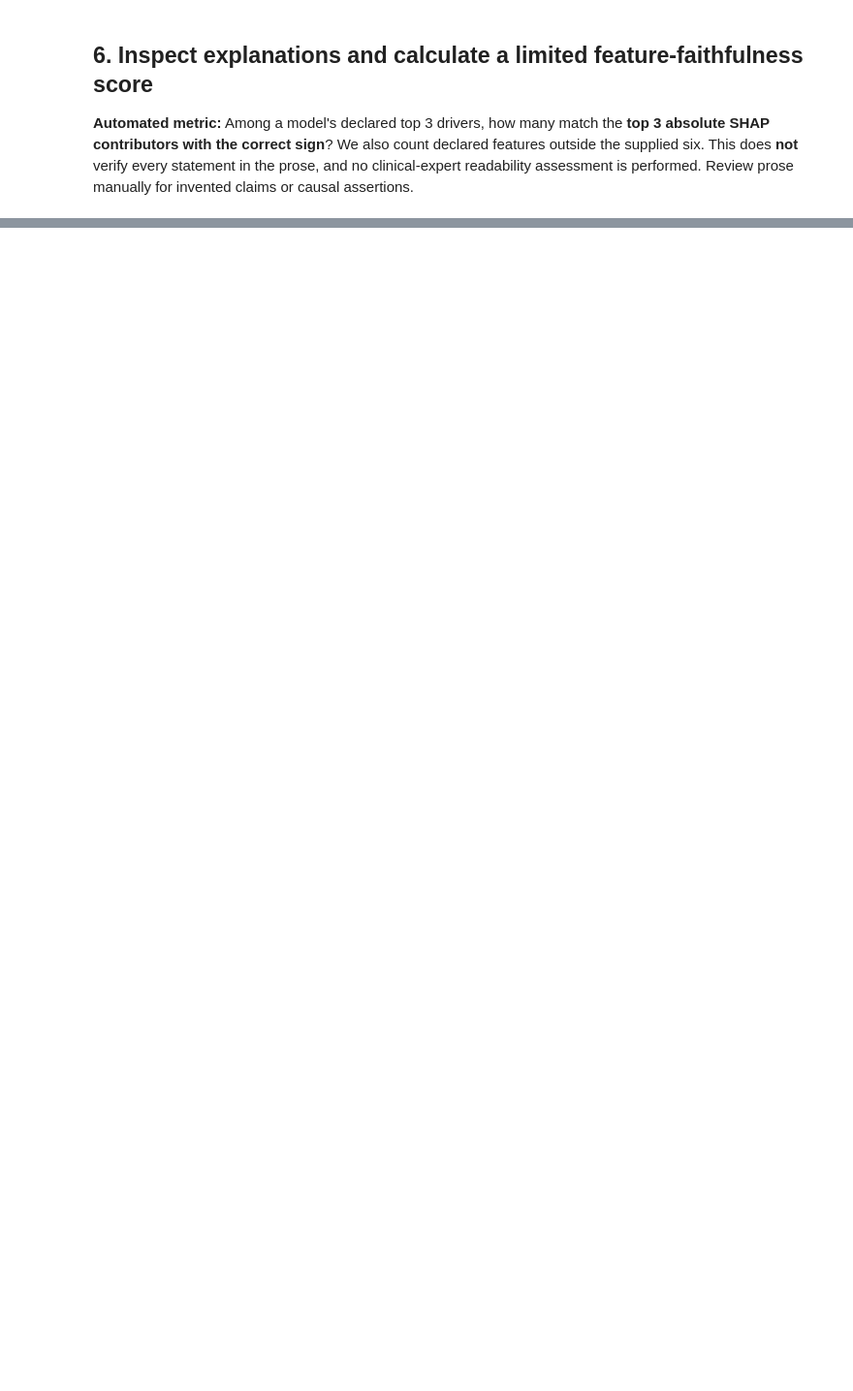
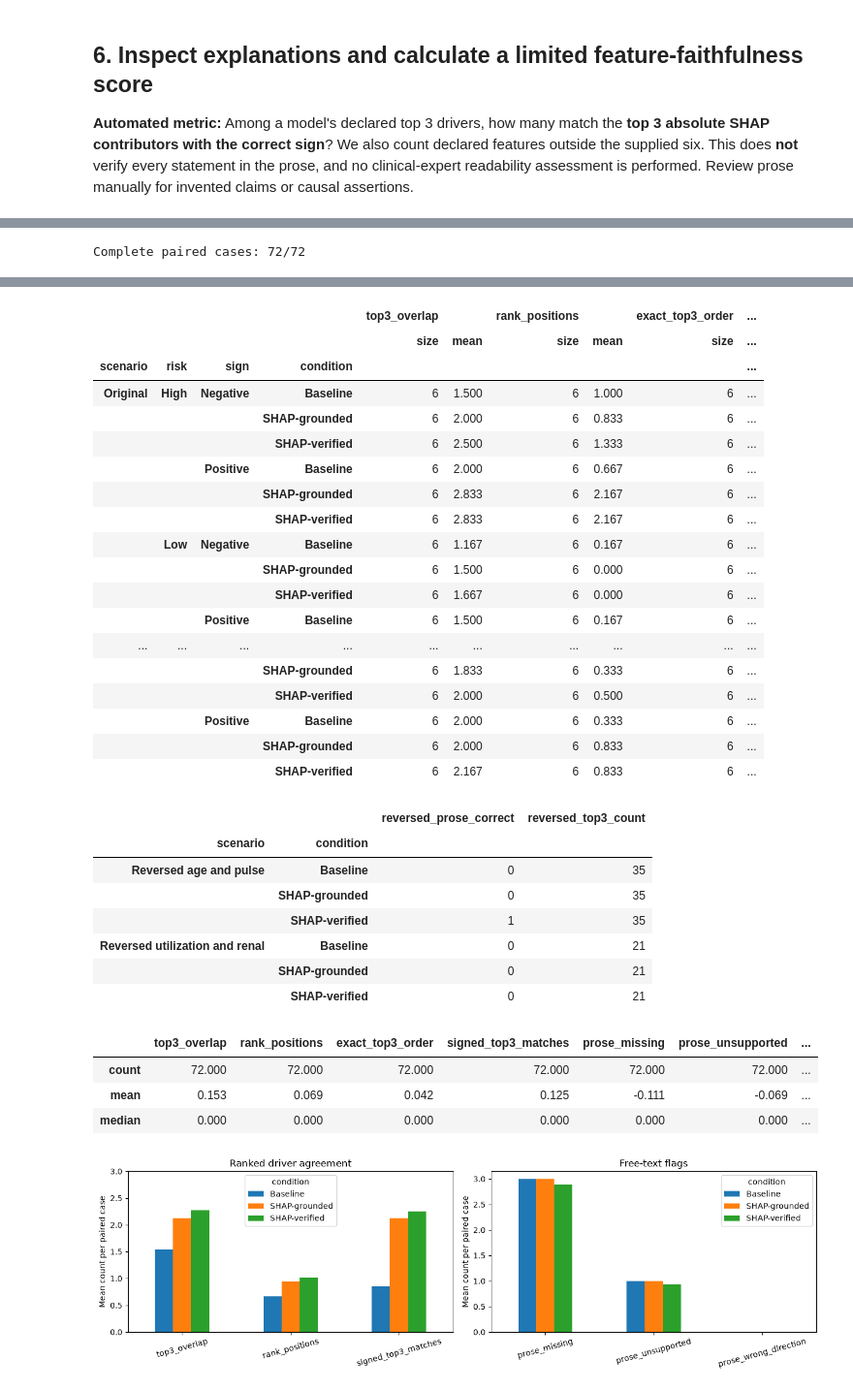
Before and after one commit to Shounak-Ghosh/AI380H, a Jupyter notebook: HRP/src/hrp_qwen3_shap_pilot.ipynb, the cells around one changed output, grey strips where cells are left out. Shown at 97% size. Drawn from its saved outputs; the diff is of its cells as text; code cells hidden in the pictures; blank space fills up the shorter version.

```diff
--- a/HRP/src/hrp_qwen3_shap_pilot.ipynb
+++ b/HRP/src/hrp_qwen3_shap_pilot.ipynb
@@ -326,0 +381,32 @@ Use these questions for a qualitative comparison:
+# %%
+if not benchmark.empty:
+    display(pd.crosstab(benchmark.condition, benchmark.status))
+    display(benchmark.verification.value_counts().rename("verification outcomes"))
+    valid = benchmark.loc[benchmark.status == "ok"]
+    counts = valid.groupby("patient_id").condition.nunique()
+    complete_ids = counts[counts == 3].index
+    paired = valid.loc[valid.patient_id.isin(complete_ids)]
+    print(f"Complete paired cases: {len(complete_ids)}/{benchmark.patient_id.nunique()}")
+    if not paired.empty:
+        metrics = list(METRICS)
+        display(paired.groupby("condition")[metrics].mean().round(3))
+        display(paired.groupby(strata + ["condition"])[metrics].agg(["size", "mean"]).round(3))
+        reversed_scores = paired.groupby(["scenario", "condition"])[
+            ["reversed_prose_correct", "reversed_top3_count"]
+        ].sum()
+        display(reversed_scores.loc[reversed_scores.reversed_top3_count > 0])
+        wide = paired.pivot(index="patient_id", columns="condition", values=metrics).astype(float)
+        delta = wide.xs("SHAP-verified", axis=1, level=1) - wide.xs("SHAP-grounded", axis=1, level=1)
+        display(delta.agg(["count", "mean", "median"]).round(3))
+        averages = paired.groupby("condition")[metrics].mean().astype(float)
+        fig, axes = plt.subplots(1, 2, figsize=(13, 4))
+        averages[["top3_overlap", "rank_positions", "signed_top3_matches"]].T.plot.bar(ax=axes[0], rot=15)
+        averages[["prose_missing", "prose_unsupported", "prose_wrong_direction"]].T.plot.bar(ax=axes[1], rot=15)
+        axes[0].set(title="Ranked driver agreement", ylabel="Mean count per paired case", ylim=(0, 3))
+        axes[1].set(title="Free-text flags", ylabel="Mean count per paired case")
+        plt.tight_layout()
+        plt.show()
+    display(benchmark.reindex(columns=[
+        "patient_id", "scenario", "condition", "status", "seconds", "explanation", "feedback", "error",
+    ]).head(12))
+# %% [output]
@@ -326,0 +423 @@ Use these questions for a qualitative comparison:
+Complete paired cases: 72/72
@@ -326,0 +429,32 @@ Use these questions for a qualitative comparison:
+|  |  |  |  | top3_overlap |  | rank_positions |  | exact_top3_order | ... |
+|  |  |  |  | size | mean | size | mean | size | ... |
+| scenario | risk | sign | condition |  |  |  |  |  | ... |
+| Original | High | Negative | Baseline | 6 | 1.500 | 6 | 1.000 | 6 | ... |
+|  |  |  | SHAP-grounded | 6 | 2.000 | 6 | 0.833 | 6 | ... |
+|  |  |  | SHAP-verified | 6 | 2.500 | 6 | 1.333 | 6 | ... |
+|  |  | Positive | Baseline | 6 | 2.000 | 6 | 0.667 | 6 | ... |
+|  |  |  | SHAP-grounded | 6 | 2.833 | 6 | 2.167 | 6 | ... |
+|  |  |  | SHAP-verified | 6 | 2.833 | 6 | 2.167 | 6 | ... |
+|  | Low | Negative | Baseline | 6 | 1.167 | 6 | 0.167 | 6 | ... |
+|  |  |  | SHAP-grounded | 6 | 1.500 | 6 | 0.000 | 6 | ... |
+|  |  |  | SHAP-verified | 6 | 1.667 | 6 | 0.000 | 6 | ... |
+|  |  | Positive | Baseline | 6 | 1.500 | 6 | 0.167 | 6 | ... |
+| ... | ... | ... | ... | ... | ... | ... | ... | ... | ... |
+|  |  |  | SHAP-grounded | 6 | 1.833 | 6 | 0.333 | 6 | ... |
+|  |  |  | SHAP-verified | 6 | 2.000 | 6 | 0.500 | 6 | ... |
+|  |  | Positive | Baseline | 6 | 2.000 | 6 | 0.333 | 6 | ... |
+|  |  |  | SHAP-grounded | 6 | 2.000 | 6 | 0.833 | 6 | ... |
+|  |  |  | SHAP-verified | 6 | 2.167 | 6 | 0.833 | 6 | ... |
+|  |  | reversed_prose_correct | reversed_top3_count |
+| scenario | condition |  |  |
+| Reversed age and pulse | Baseline | 0 | 35 |
+|  | SHAP-grounded | 0 | 35 |
+|  | SHAP-verified | 1 | 35 |
+| Reversed utilization and renal | Baseline | 0 | 21 |
+|  | SHAP-grounded | 0 | 21 |
+|  | SHAP-verified | 0 | 21 |
+|  | top3_overlap | rank_positions | exact_top3_order | signed_top3_matches | prose_missing | prose_unsupported | ... |
+| count | 72.000 | 72.000 | 72.000 | 72.000 | 72.000 | 72.000 | ... |
+| mean | 0.153 | 0.069 | 0.042 | 0.125 | -0.111 | -0.069 | ... |
+| median | 0.000 | 0.000 | 0.000 | 0.000 | 0.000 | 0.000 | ... |
+[figure, added]
```
Also changed, not shown: parts of 16 cells of this notebook, 5 other files.
